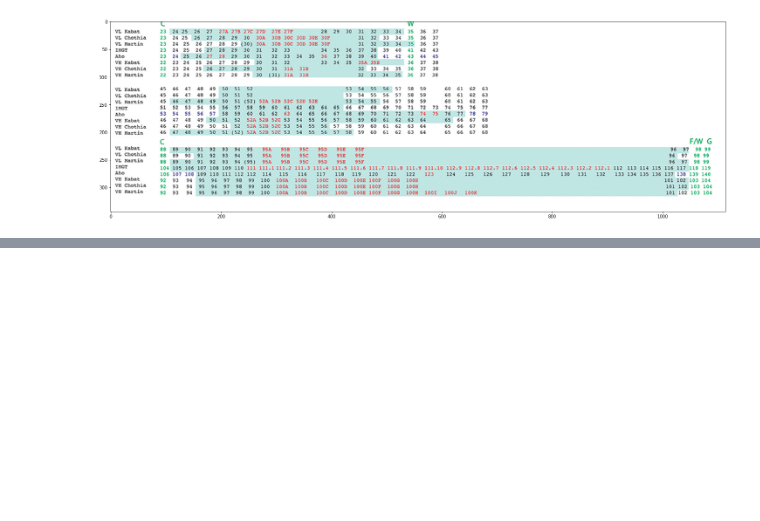
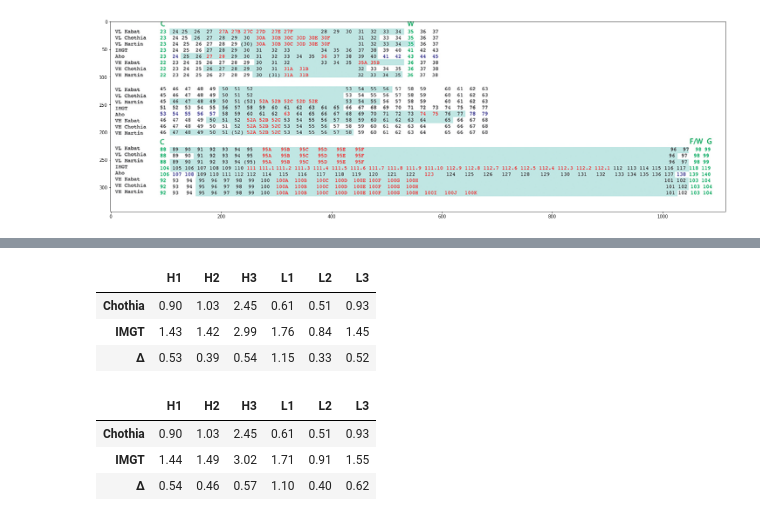
Before and after one commit to felixsihombing/ABlooper, a Jupyter notebook: analyse_training.ipynb, the cells around one changed output, grey strips where cells are left out. Drawn from its saved outputs; the diff is of its cells as text; code cells hidden in the pictures; blank space fills up the shorter version.

```diff
--- a/analyse_training.ipynb
+++ b/analyse_training.ipynb
@@ -217,0 +265,14 @@ plt.imshow(mpimg.imread('figures/numbering_schemes.png'))
+# %%
+comp[1]
+# %% [output]
+|  | H1 | H2 | H3 | L1 | L2 | L3 |
+| Chothia | 0.90 | 1.03 | 2.45 | 0.61 | 0.51 | 0.93 |
+| IMGT | 1.43 | 1.42 | 2.99 | 1.76 | 0.84 | 1.45 |
+| Δ | 0.53 | 0.39 | 0.54 | 1.15 | 0.33 | 0.52 |
+# %%
+comp[2]
+# %% [output]
+|  | H1 | H2 | H3 | L1 | L2 | L3 |
+| Chothia | 0.90 | 1.03 | 2.45 | 0.61 | 0.51 | 0.93 |
+| IMGT | 1.44 | 1.49 | 3.02 | 1.71 | 0.91 | 1.55 |
+| Δ | 0.54 | 0.46 | 0.57 | 1.10 | 0.40 | 0.62 |
```
Also changed, not shown: parts of 6 cells of this notebook, 30 other files.
